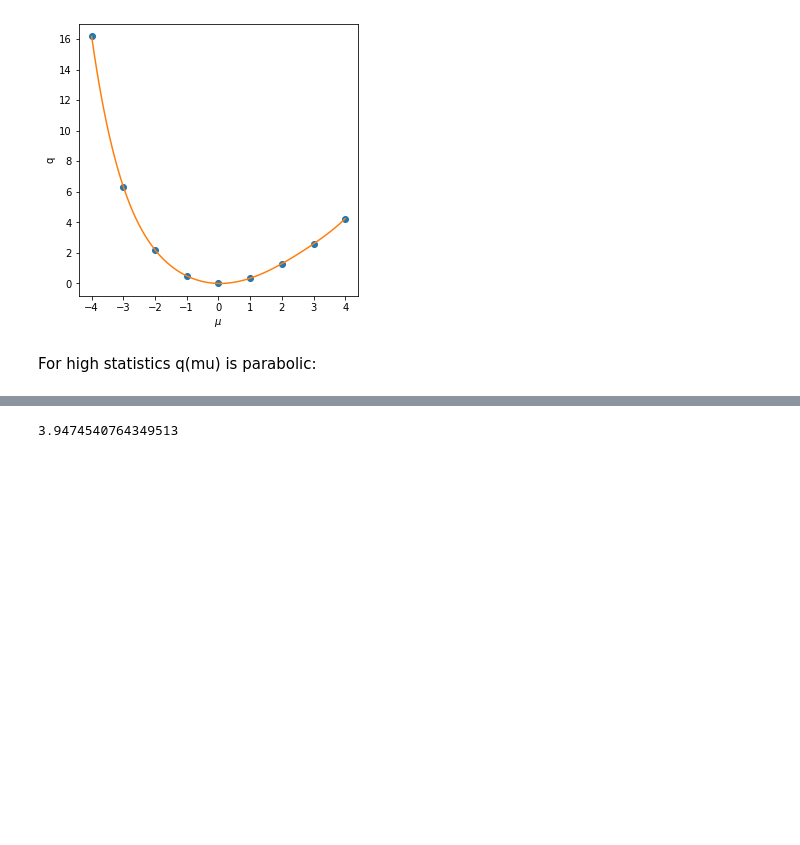
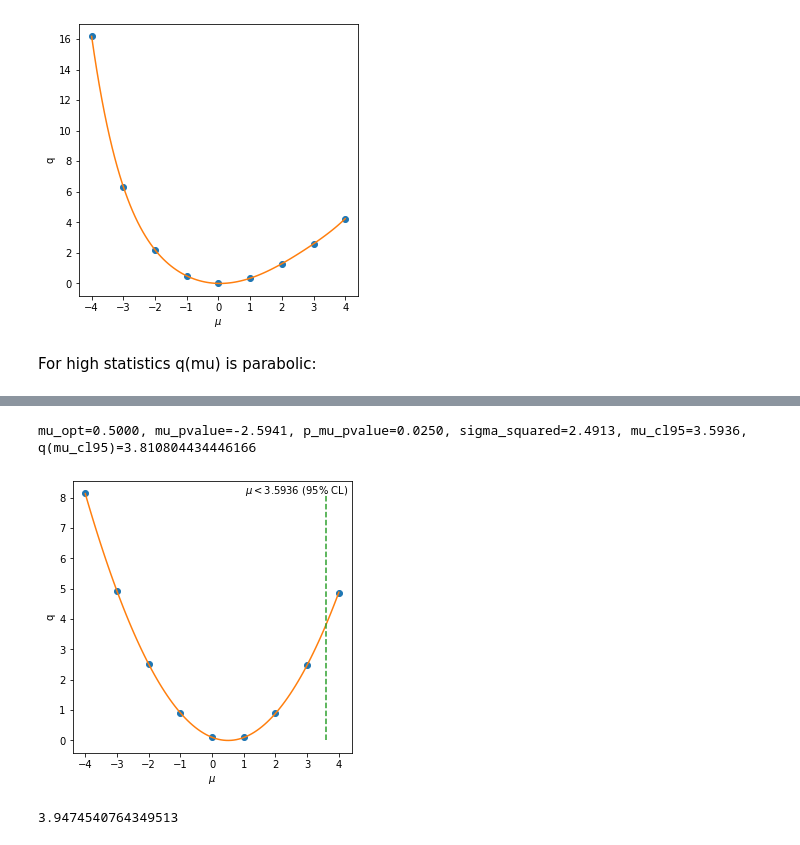
Before and after one commit to tklijnsma/understanding_likelihoods, a Jupyter notebook: understanding_likelihoods.ipynb, the cells around one changed output, grey strips where cells are left out. Cells and saved outputs as stored; diff of their text form; code cells hidden in the pictures; blank space fills up the shorter version.

```diff
--- a/understanding_likelihoods.ipynb
+++ b/understanding_likelihoods.ipynb
@@ -109,3 +167,8 @@ fig
+# %%
+high_statistics_counting_experiment(n_obs=100100, sig=200, bkg=100000, alpha=0.025)
+# %% [output]
+mu_opt=0.5000, mu_pvalue=-2.5941, p_mu_pvalue=0.0250, sigma_squared=2.4913, mu_cl95=3.5936, q(mu_cl95)=3.810804434446166
+[figure, added]
 # %%
 q_asimov(1., 0., sig, bkg)
 # %% [output]
```
Also changed, not shown: parts of 10 cells of this notebook.
